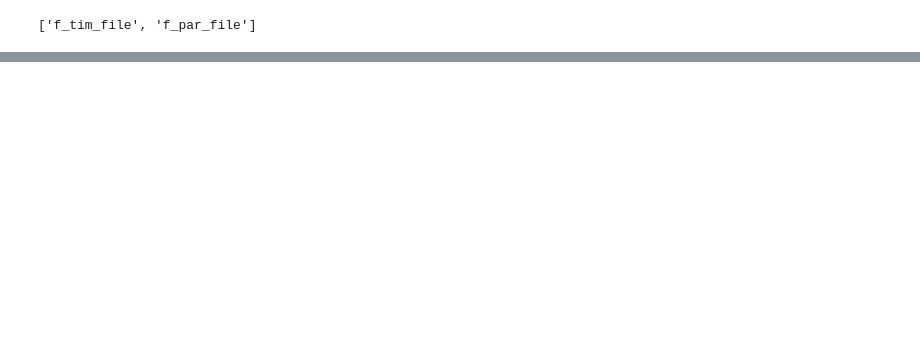
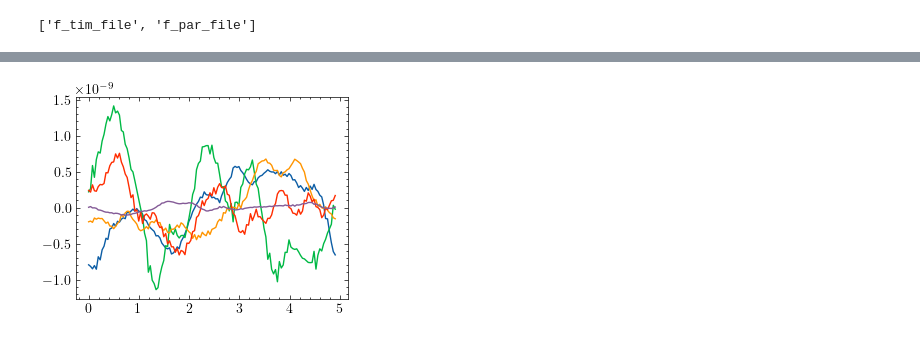
Before and after one commit to tomkimpson/PulsarMockData, a Jupyter notebook: notebooks/02.inspect_frequency_data.ipynb, the cells around one changed output, grey strips where cells are left out. Cells and saved outputs as stored; diff of their text form; code cells hidden in the pictures; blank space fills up the shorter version.

```diff
--- a/notebooks/02.inspect_frequency_data.ipynb
+++ b/notebooks/02.inspect_frequency_data.ipynb
@@ -144,0 +157,23 @@ DEC limits: -1.2573773650910538 0.9270732718741476
+# %%
+import numpy as np
+import matplotlib.pyplot as plt
+
+def process_data_file(path,num_to_plot):
+
+    data = np.load(path)
+    y = data['f_tim_file']
+
+    t = y[:,-1]
+    tplot = t / (365*24*3600)
+    plt.figsize=(12,12)
+    for i in range(num_to_plot):
+        plt.plot(tplot,y[:,i])
+
+    plt.show()
+    return y[:,:num_to_plot]
+# %%
+path = '../output_data/canonical/frequency_timeseries.npz'
+num_to_plot = 5
+y = process_data_file(path,num_to_plot)
+# %% [output]
+[figure, added]
```
Also changed, not shown: parts of 11 cells of this notebook, 8 other files.
